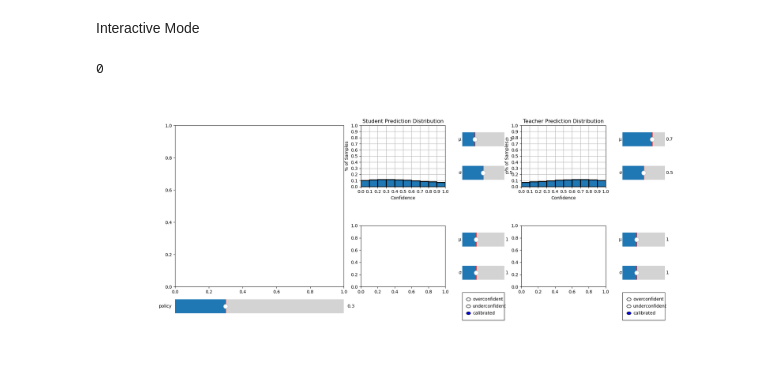
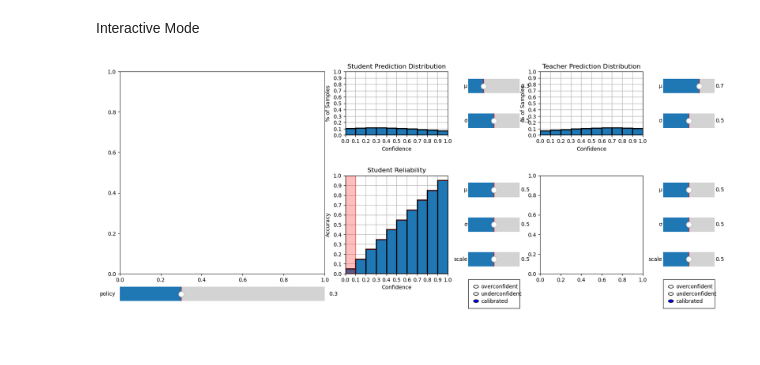
Before and after one commit to Geffen-Cooper/continual_learning_playground, a Jupyter notebook: src/test_time_kd/calib.ipynb, the cells around one changed output. Cells and saved outputs as stored; diff of their text form; code cells hidden in the pictures.

```diff
--- a/src/test_time_kd/calib.ipynb
+++ b/src/test_time_kd/calib.ipynb
@@ -132,8 +132,9 @@ fig, axs = plt.subplot_mosaic([['tradeoff_plot','stud_dist','stud_dist_mu','teac
                                ['tradeoff_plot','stud_avg_acc','stud_avg_conf','teach_avg_acc','teach_avg_conf'],
                                ['tradeoff_plot','stud_rel','stud_rel_mu','teach_rel','teach_rel_mu'],
                                ['tradeoff_plot','stud_rel','stud_rel_sigma','teach_rel','teach_rel_sigma'],
+                               ['tradeoff_plot','stud_rel','stud_rel_scale','teach_rel','teach_rel_scale'],
                                ['tradeoff_slider','stud_ECE','stud_ou','teach_ECE','teach_ou']],figsize=(20, 8),
-                               gridspec_kw={'width_ratios': [1,0.5,0.25,0.5,0.25],'height_ratios': [0.5,0.5,0.5,0.5,0.5,0.5]})
+                               gridspec_kw={'width_ratios': [1,0.5,0.25,0.5,0.25],'height_ratios': [0.5,0.5,0.5,0.5,0.5,0.5,0.5]})
 
 # initialize widgets
 stud_dist_mu = Slider(axs['stud_dist_mu'], 'μ', 0, 1.0, valinit=0.3,orientation="horizontal")
@@ -141,10 +142,12 @@ teach_dist_mu = Slider(axs['teach_dist_mu'], 'μ', 0, 1.0, valinit=0.7,orientati
 stud_dist_sigma = Slider(axs['stud_dist_sigma'], 'σ', 0, 1.0, valinit=0.5,orientation="horizontal")
 teach_dist_sigma = Slider(axs['teach_dist_sigma'], 'σ', 0, 1.0, valinit=0.5,orientation="horizontal")
 
-stud_rel_mu = Slider(axs['stud_rel_mu'], 'μ', 0, 3.0, valinit=1,orientation="horizontal")
-teach_rel_mu = Slider(axs['teach_rel_mu'], 'μ', 0, 3.0, valinit=1,orientation="horizontal")
-stud_rel_sigma = Slider(axs['stud_rel_sigma'], 'σ', 0, 3.0, valinit=1,orientation="horizontal")
-teach_rel_sigma = Slider(axs['teach_rel_sigma'], 'σ', 0, 3.0, valinit=1,orientation="horizontal")
+stud_rel_mu = Slider(axs['stud_rel_mu'], 'μ', 0, 1.0, valinit=0.5,orientation="horizontal")
+teach_rel_mu = Slider(axs['teach_rel_mu'], 'μ', 0, 1.0, valinit=0.5,orientation="horizontal")
+stud_rel_sigma = Slider(axs['stud_rel_sigma'], 'σ', 0, 1.0, valinit=0.5,orientation="horizontal")
+teach_rel_sigma = Slider(axs['teach_rel_sigma'], 'σ', 0, 1.0, valinit=0.5,orientation="horizontal")
+stud_rel_scale = Slider(axs['stud_rel_scale'], 'scale', 0, 1.0, valinit=0.5,orientation="horizontal")
+teach_rel_scale = Slider(axs['teach_rel_scale'], 'scale', 0, 1.0, valinit=0.5,orientation="horizontal")
 
 policy = Slider(axs['tradeoff_slider'], 'policy', 0, 1.0, valinit=0.3,valstep=0.1,orientation="horizontal")
 
@@ -163,6 +166,7 @@ n_bins = 10
 bin_boundaries = torch.linspace(0, 1, n_bins + 1)
 bin_lowers = bin_boundaries[:-1]
 bin_uppers = bin_boundaries[1:]
+cal_bin_accs = bin_uppers-bin_uppers[0]/2
 
 def normal_density(mu,sigma,x):
     return 1/(np.sqrt(2*np.pi)*sigma)*np.exp(-np.square(x-mu)/(2*sigma**2))
@@ -194,54 +198,68 @@ def stud_dist_update(val):
 
 stud_dist_mu.on_changed(stud_dist_update)
 stud_dist_sigma.on_changed(stud_dist_update)
 
 
 # init teach dist
 b_T = torch.nn.functional.softmax(torch.tensor(normal_density(teach_dist_mu.val,teach_dist_sigma.val,np.linspace(0,1,n_bins))),dim=0)
 teach_dist_bars = axs['teach_dist'].bar(bar_xpos[:-1],b_T,width=1,edgecolor='black',linewidth=2)
 axs['teach_dist'].set_xticks(bar_xtickpos,bar_ticks)
 axs['teach_dist'].set_ylim([0,1])
 axs['teach_dist'].set_xlim(-0.5,n_bins-0.5)
 axs['teach_dist'].grid()
 axs['teach_dist'].set_title("Teacher Prediction Distribution")
 axs['teach_dist'].set_xlabel("Confidence")
 axs['teach_dist'].set_ylabel("% of Samples")
 axs['teach_dist'].set_yticks(np.linspace(0,1,11))
 
 def teach_dist_update(val):
     # get the new distribution bins
     b_T = torch.nn.functional.softmax(torch.tensor(normal_density(teach_dist_mu.val,teach_dist_sigma.val,np.linspace(0,1,n_bins))),dim=0)
     for i,b in enumerate(teach_dist_bars):
         b.set_height(b_T[i])
 
 teach_dist_mu.on_changed(teach_dist_update)
 teach_dist_sigma.on_changed(teach_dist_update)
 
-# define how the predictions are distributed across bins
-# b = np.random.dirichlet(np.ones(n_bins)*10,size=1)[0]
-# b_S = torch.nn.functional.softmax(torch.tensor(normal_density(0.4,0.35,np.linspace(0,1,10))),dim=0)#np.ones(n_bins)/n_bins
-# b_T = torch.nn.functional.softmax(torch.tensor(normal_density(0.4,0.5,np.linspace(0,1,10))),dim=0)#np.random.dirichlet(np.ones(n_bins)*10,size=1)[0]
+# init stud rel
+stud_rel_bars = axs['stud_rel'].bar(bar_xpos[:-1],cal_bin_accs,width=1,edgecolor='black',linewidth=2,label="acc")
+stud_rel_gap = axs['stud_rel'].bar(bar_xpos[:-1],0,label="gap",width=1,edgecolor='red',bottom=cal_bin_accs,color='red',alpha=0.25,linewidth=2)
+axs['stud_rel'].set_xticks(bar_xtickpos,bar_ticks)
+axs['stud_rel'].set_ylim([0,1])
+axs['stud_rel'].set_xlim(-0.5,n_bins-0.5)
+axs['stud_rel'].grid()
+axs['stud_rel'].set_title("Student Reliability")
+axs['stud_rel'].set_xlabel("Confidence")
+axs['stud_rel'].set_yticks(np.linspace(0,1,11))
+axs['stud_rel'].set_ylabel("Accuracy")
+
+def stud_rel_update(val):
+    # get the new deviations from perfect calibration
+    normal_weights = normal_density(stud_rel_mu.val,stud_rel_sigma.val,np.linspace(1/(2*n_bins),1-1/(2*n_bins),n_bins))
+    dev_factor = normal_density(stud_rel_mu.val,stud_rel_sigma.val,stud_rel_mu.val) # peak of gaussian
+    devs = normal_weights*(stud_rel_scale.val/dev_factor) # scale the devs up or down
+    ece = 0
+    for i,b in enumerate(stud_rel_bars):
+        if stud_ou.value_selected == 0: # overconfident
+            # bar_val = 1 if ((cal_bin_accs[i]-devs[i]) > 1) else cal_bin_accs[i]-devs[i]
+            bar_val = 0 if ((cal_bin_accs[i]-devs[i]) < 0) else cal_bin_accs[i]-devs[i]
+            b.set_height(bar_val)
+            stud_rel_gap[i].set(y=bar_val,height=devs[i])
+            ece += stud_dist_bars[i]*abs(bar_val-cal_bin_accs[i])
+        elif stud_ou.value_selected == 1: # underconfident
+            bar_val = 1 if ((cal_bin_accs[i]+devs[i]) > 1) else cal_bin_accs[i]+devs[i]
+            # bar_val = 0 if ((cal_bin_accs[i]+devs[i]) < 0) else cal_bin_accs[i]+devs[i]
+            b.set_height(bar_val)
+            stud_rel_gap[i].set(y=bar_val-devs[i],height=devs[i])
+            ece += stud_dist_bars[i]*abs(bar_val-cal_bin_accs[i])
+        elif stud_ou.value_selected == 2: # perfectly calibrated
+            b.set_height(cal_bin_accs[i])
+    # add code to print ece
+    # also add code to move vertical lines for avg conf anf avg acc
 
 
-# ax[0].bar(xpos[:-1],b_S,width=1,edgecolor='black',linewidth=2)
-# ax[0].set_xticks(xtickpos,bars)
-# ax[0].set_ylim([0,1])
-# ax[0].set_xlim(-0.5,n_bins-0.5)
-# ax[0].grid()
-# ax[0].set_title("Student Prediction Distribution")
-# ax[0].set_xlabel("Confidence")
-# ax[0].set_ylabel("% of Samples")
-# ax[0].set_yticks(np.linspace(0,1,11))
 
-# ax[1].bar(xpos[:-1],b_T,width=1,edgecolor='black',linewidth=2)
-# ax[1].set_xticks(xtickpos,bars)
-# ax[1].set_ylim([0,1])
-# ax[1].set_xlim(-0.5,n_bins-0.5)
-# ax[1].grid()
-# ax[1].set_title("Teacher Prediction Distribution")
-# ax[1].set_xlabel("Confidence")
-# ax[1].set_yticks(np.linspace(0,1,11))
-# ax[1].set_ylabel("% of Samples")
+# teach_dist_mu.on_changed(teach_dist_update)
+# teach_dist_sigma.on_changed(teach_dist_update)
 # %% [output]
-0
-[figure, old version]
+[figure, new version]
```
